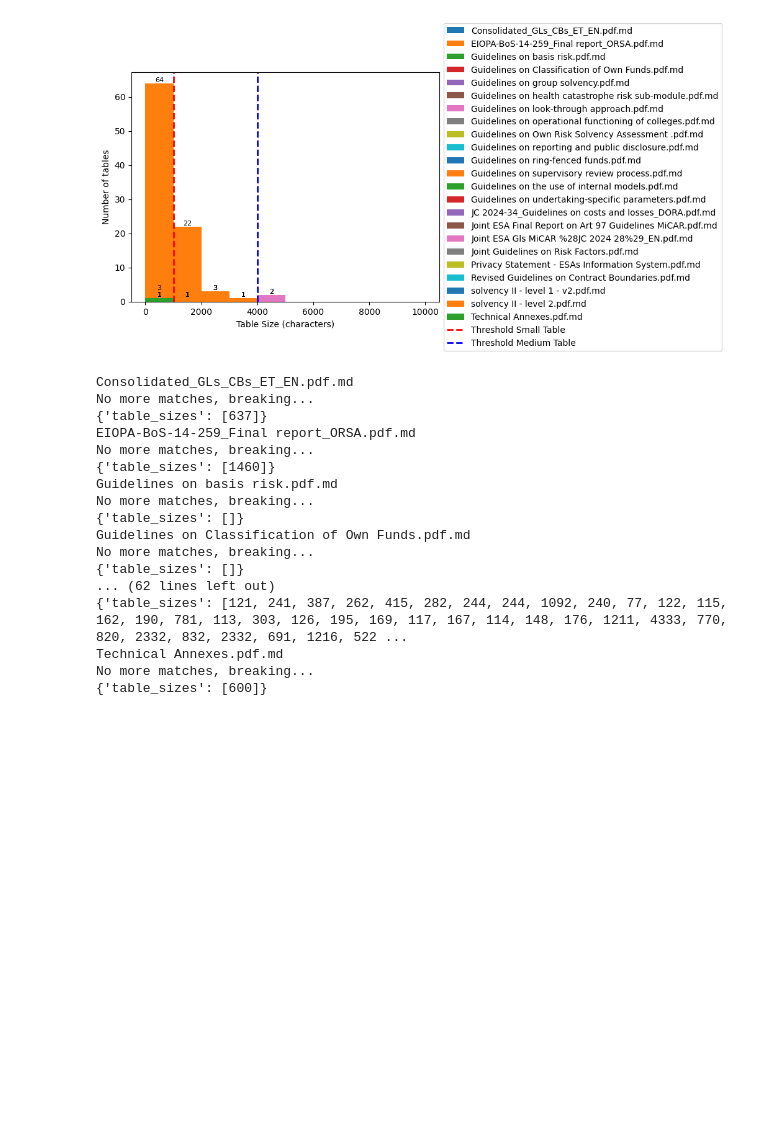
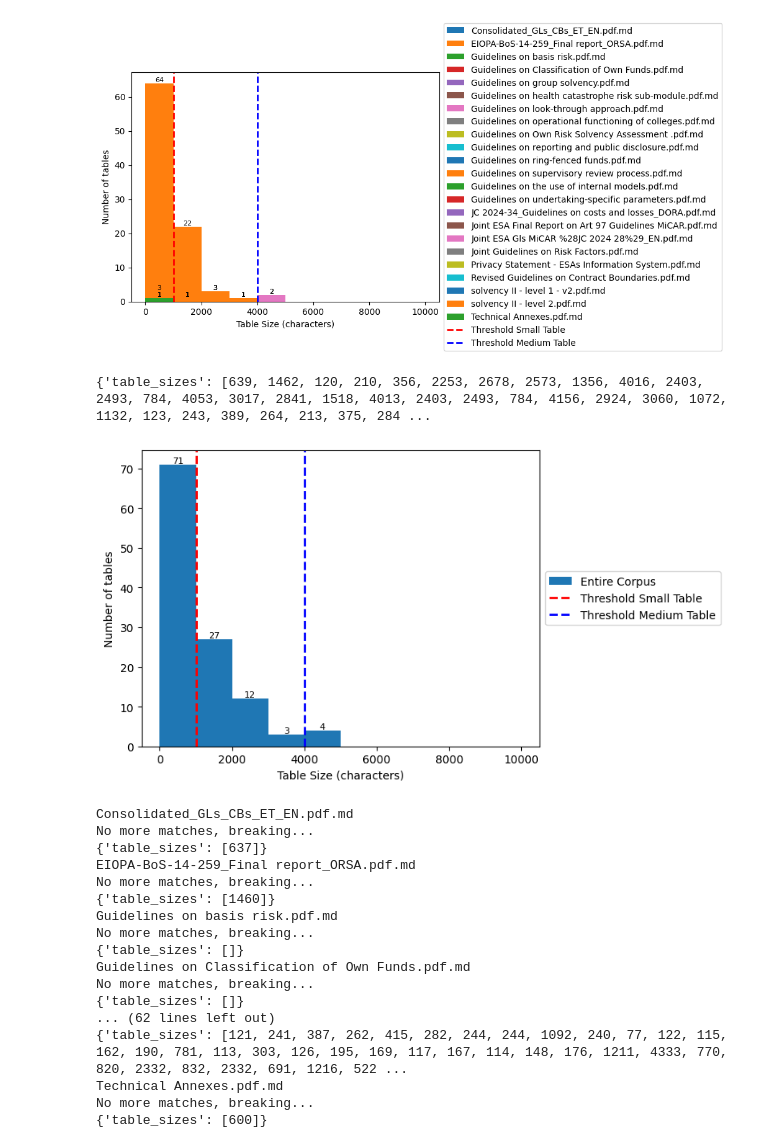
Before and after one commit to BjornvanBraak/Solvency-II-Regulatory-Search, a Jupyter notebook: document-preprocessing-pipeline.ipynb, the cells around one changed output. Saved outputs shown, nothing was run; the diff lists cells and outputs as text; code cells hidden in the pictures; blank space fills up the shorter version.

````diff
--- a/document-preprocessing-pipeline.ipynb
+++ b/document-preprocessing-pipeline.ipynb
@@ -961,7 +961,7 @@ def apply_image_cleanup(content):
     logo_regex = r"(?i)!\[([^\]]*?(logo|banner)[^\]]*?)\]\(#\)" # case insenstive match for logo in summary
     empty_images = r"\[\]\(#\)"
     reasoning_leak_regex = r"(!\[)(<ctrl\d+>[^\]]*?<ctrl\d+>)([^\]]*?\]\(#\))"
-    image_in_equation_regex = r"(!\[)(((?!\]\(#\)).)*?)(```latex.*?```)[^\]]*\]\(#\)"
+    image_in_equation_regex = r"(!\[)(((?!\]\(#\)).)*?)```latex(.*?)```[^\]]*\]\(#\)"
 
     # remove the md ![]() image block, just have the text
     image_text_only = r"\[(.*)\]\(#\)"
@@ -971,7 +971,7 @@ def apply_image_cleanup(content):
         (logo_regex, ""),
         (empty_images, ""),
         (reasoning_leak_regex, r"\1\3"),
-        (image_in_equation_regex, r"\4"),
+        (image_in_equation_regex, r"<equation>\n$$\4$$\n</equation>"),
         (image_text_only, r"\1")
     ]
 
@@ -1014,6 +1014,11 @@ Replaced 0 occurrences of pattern '\[(.*)\]\(#\)' with '\1'
 * Replace text equation with markdown format
 * Replace image equations
 * Add Equation Marker
+# %%
+input_dir = os.path.join("data", "preprocessed-step-3", PROJECT_NAME, "step-3.1-images", "substep-1")
+for file_name in loaded_docs:
+    with open(os.path.join(input_dir, f"{file_name}.md"), "r", encoding="utf-8") as f:
+        loaded_docs[file_name].page_content = f.read()
 # %%
 # WARNING THIS IS AI SLOP
 import pymupdf
@@ -1985,8 +1985,8 @@ import matplotlib.pyplot as plt
 
 table_regex = r"^(\|[^\n]+\|\r?\n)((?:\|:?[-]+:?)+\|)(\n(?:\|[^\n]+\|\r?\n?)*)?$"
 
-input_dir = os.path.join("data", "preprocessed-step-3", PROJECT_NAME, "step-3.1-images", "substep-1")
-output_dir = os.path.join("data", "preprocessed-step-3", "solvency-II-files", "step-3.3-tables", "substep-1")
+input_dir = os.path.join("data", "preprocessed-step-3", PROJECT_NAME, "step-3.2-equations", #"substep-1")
+output_dir = os.path.join("data", "preprocessed-step-3", PROJECT_NAME, "step-3.3-tables", "substep-1")
 
 def add_table_marker(content):
     def replacer(match):
@@ -2004,8 +2004,6 @@ def add_table_marker(content):
     content = re.sub(table_regex, replacer, content, flags=re.MULTILINE)
 
     return content
-
-
 
 tables_per_file = {}
 for file_name in os.listdir(input_dir):
@@ -2121,6 +2119,15 @@ plot_distribution(tables_per_file)
 {'table_sizes': [123, 243, 389, 264, 213, 375, 284, 246, 246, 661, 570, 242, 79, 124, 117, 164, 192, 783, 115, 305, 128, 197, 171, 119, 169, 116, 150, 178, 1213, 902, 3502, 772, 822, 481, 2007, 834, 4 ...
 {'table_sizes': [602], 'count': 1}
 [figure]
+# %%
+all_table_sizes = []
+for file_name in tables_per_file:
+    all_table_sizes.extend(tables_per_file[file_name]["table_sizes"])
+
+plot_distribution({"Entire Corpus": {"table_sizes": all_table_sizes}}, with_vline=True)
+# %% [output]
+{'table_sizes': [639, 1462, 120, 210, 356, 2253, 2678, 2573, 1356, 4016, 2403, 2493, 784, 4053, 3017, 2841, 1518, 4013, 2403, 2493, 784, 4156, 2924, 3060, 1072, 1132, 123, 243, 389, 264, 213, 375, 284 ...
+[figure, added]
 # %%
 def merge_tables(content):
     mergeable_table_regex = r"(<table>\n*(\|[^\n]+\|\r?\n)((?!</table>).)*?)\n*</table>(\n*--- Page \d+ ---\n*)+<table>\n*(\|[^\n]+\|\r?\n)((?:\|:?[-]+:?)+\|)(.*?\n*</table>)"
````
Also changed, not shown: parts of 9 cells of this notebook, 3 other files.
